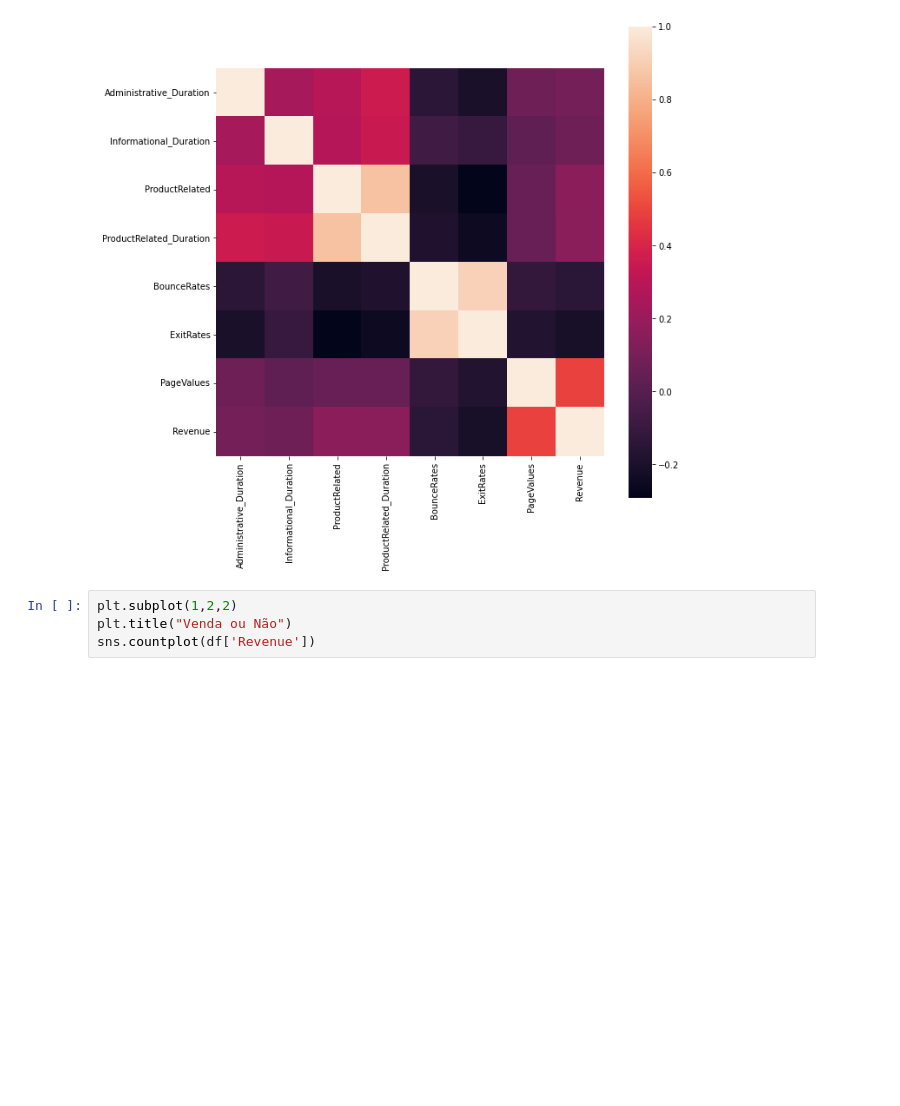
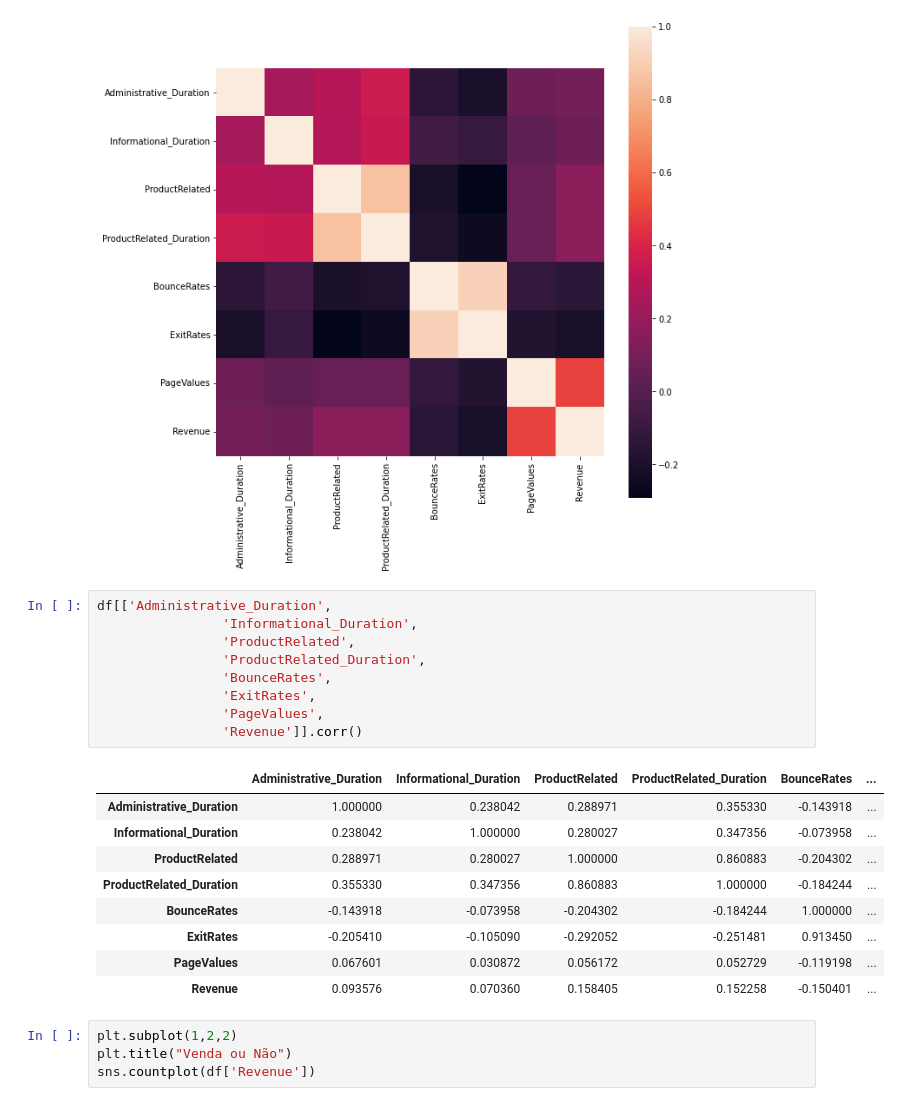
Before and after one commit to dougbatista/fiap, a Jupyter notebook: Recommendation Systems/notebooks/SVM_FIAP.ipynb, the cells around one changed output. Cells and saved outputs as stored; diff of their text form; blank space fills up the shorter version.

```diff
--- a/Recommendation Systems/notebooks/SVM_FIAP.ipynb
+++ b/Recommendation Systems/notebooks/SVM_FIAP.ipynb
@@ -225,6 +235,25 @@ sns.heatmap(df[['Administrative_Duration',
 # %% [output]
 <matplotlib.axes._subplots.AxesSubplot at 0x...>
 [figure]
+# %%
+df[['Administrative_Duration',
+                'Informational_Duration',
+                'ProductRelated',
+                'ProductRelated_Duration',
+                'BounceRates',
+                'ExitRates',
+                'PageValues',
+                'Revenue']].corr()
+# %% [output]
+|  | Administrative_Duration | Informational_Duration | ProductRelated | ProductRelated_Duration | BounceRates | ... |
+| Administrative_Duration | 1.000000 | 0.238042 | 0.288971 | 0.355330 | -0.143918 | ... |
+| Informational_Duration | 0.238042 | 1.000000 | 0.280027 | 0.347356 | -0.073958 | ... |
+| ProductRelated | 0.288971 | 0.280027 | 1.000000 | 0.860883 | -0.204302 | ... |
+| ProductRelated_Duration | 0.355330 | 0.347356 | 0.860883 | 1.000000 | -0.184244 | ... |
+| BounceRates | -0.143918 | -0.073958 | -0.204302 | -0.184244 | 1.000000 | ... |
+| ExitRates | -0.205410 | -0.105090 | -0.292052 | -0.251481 | 0.913450 | ... |
+| PageValues | 0.067601 | 0.030872 | 0.056172 | 0.052729 | -0.119198 | ... |
+| Revenue | 0.093576 | 0.070360 | 0.158405 | 0.152258 | -0.150401 | ... |
 # %%
 plt.subplot(1,2,2)
 plt.title("Venda ou Não")
```
Also changed, not shown: parts of 22 cells of this notebook.
